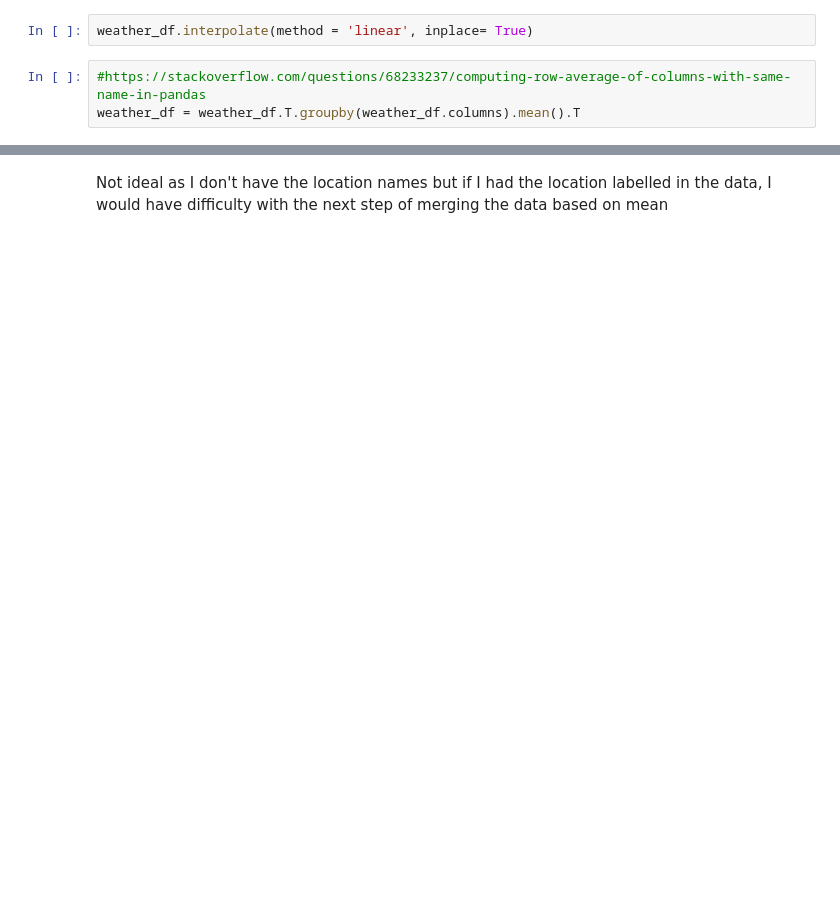
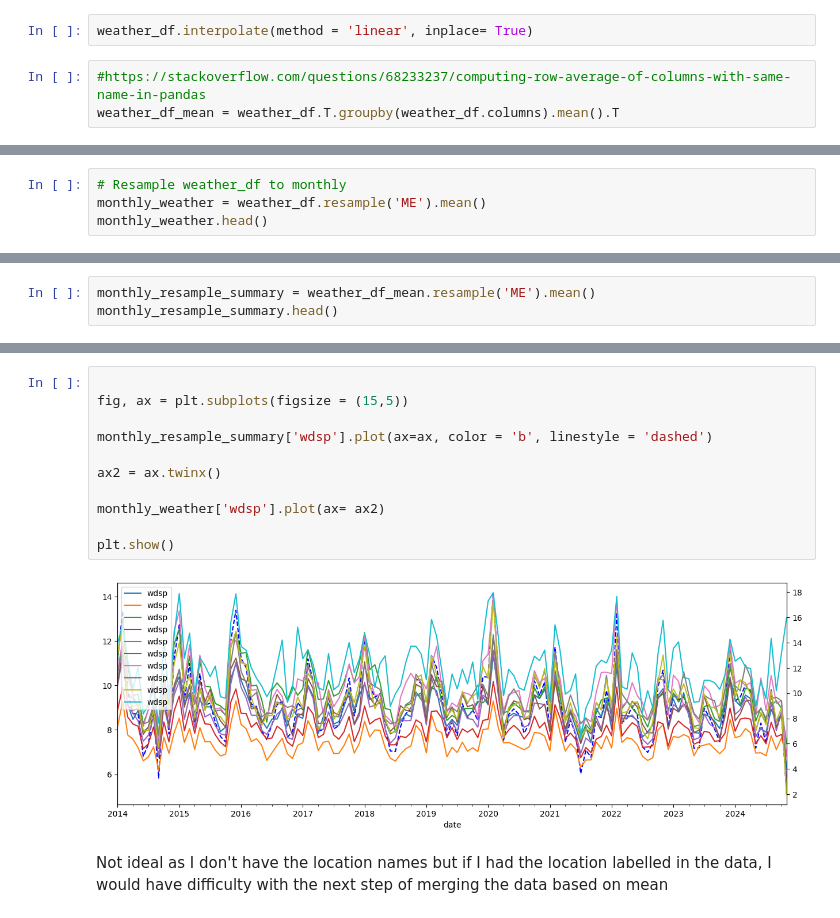
Before and after one commit to IreneKilgannon/PFDA, a Jupyter notebook: PFDA-project/wind.ipynb, the cells around one changed output, grey strips where cells are left out. Saved outputs shown, nothing was run; the diff lists cells and outputs as text; blank space fills up the shorter version.

Commit message:
refining the weather data set

```diff
--- a/PFDA-project/wind.ipynb
+++ b/PFDA-project/wind.ipynb
@@ -399,7 +395,7 @@ plt.show()
 weather_df.interpolate(method = 'linear', inplace= True)
 # %%
 #https://stackoverflow.com/questions/68233237/computing-row-average-of-columns-with-same-name-in-pandas
-weather_df = weather_df.T.groupby(weather_df.columns).mean().T
+weather_df_mean = weather_df.T.groupby(weather_df.columns).mean().T
 # %%
 weather_df.head()
 # %% [output]
@@ -453,0 +410,4 @@ variation_df.head()
+# %%
+# Resample weather_df to monthly
+monthly_weather = weather_df.resample('ME').mean()
+monthly_weather.head()
@@ -453,0 +423,3 @@ variation_df.head()
+# %%
+monthly_resample_summary = weather_df_mean.resample('ME').mean()
+monthly_resample_summary.head()
@@ -454,2 +434,15 @@ variation_df.head()
+# %%
+
+fig, ax = plt.subplots(figsize = (15,5))
+
+monthly_resample_summary['wdsp'].plot(ax=ax, color = 'b', linestyle = 'dashed')
+
+ax2 = ax.twinx()
+
+monthly_weather['wdsp'].plot(ax= ax2)
+
+plt.show()
+# %% [output]
+[figure, added]
 # %% [markdown]
 Not ideal as I don't have the location names but if I had the location labelled in the data, I would have difficulty with the next step of merging the data based on mean
```
Also changed, not shown: parts of 52 cells of this notebook, 3 other files.
